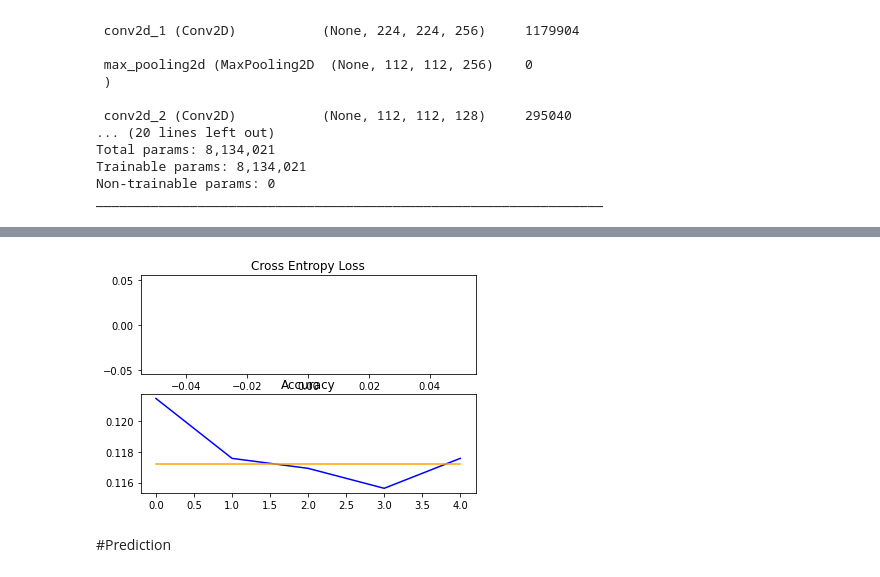
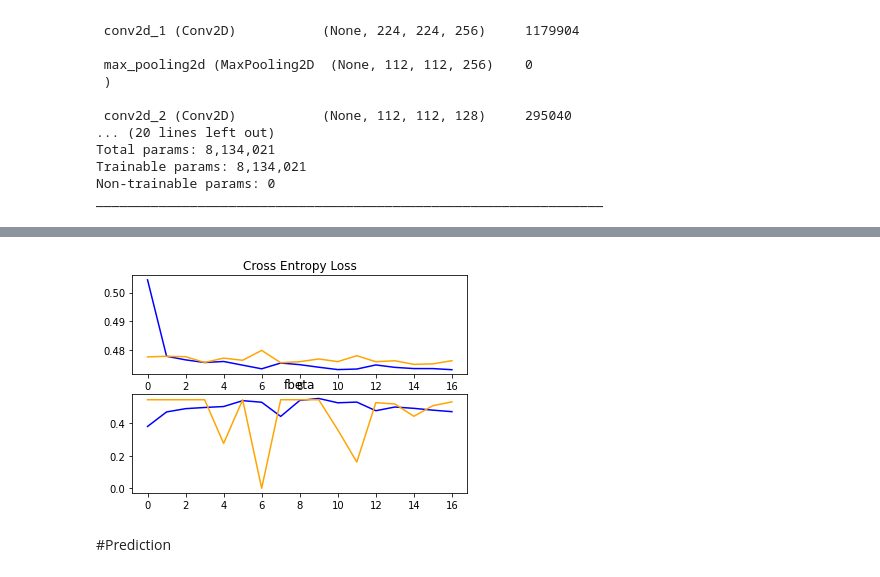
Before and after one commit to mohansameer1983/ComputerVisionProjects, a Jupyter notebook: Trash_Classification_CV_SuperCategory_No_TransferLearning.ipynb, the cells around one changed output, grey strips where cells are left out. Saved outputs shown, nothing was run; the diff lists cells and outputs as text; code cells hidden in the pictures.

```diff
--- a/Trash_Classification_CV_SuperCategory_No_TransferLearning.ipynb
+++ b/Trash_Classification_CV_SuperCategory_No_TransferLearning.ipynb
@@ -225,7 +220,7 @@ def build_model(in_shape=(224, 224, 3), out_shape=5, params={}):
   model.add(MaxPooling2D((2, 2)))
   model.add(Flatten())
   model.add(Dense(128, activation='relu', kernel_initializer='he_uniform'))
-  model.add(Dense(out_shape, activation='softmax'))
+  model.add(Dense(out_shape, activation='sigmoid'))
   model.summary()
   return model
 
@@ -263,6 +258,25 @@ Total params: 8,134,021
 Trainable params: 8,134,021
 Non-trainable params: 0
 _________________________________________________________________
+# %%
+from keras import backend
+
+# calculate fbeta score for multi-class/label classification
+def fbeta(y_true, y_pred, beta=2):
+	# clip predictions
+	y_pred = backend.clip(y_pred, 0, 1)
+	# calculate elements
+	tp = backend.sum(backend.round(backend.clip(y_true * y_pred, 0, 1)), axis=1)
+	fp = backend.sum(backend.round(backend.clip(y_pred - y_true, 0, 1)), axis=1)
+	fn = backend.sum(backend.round(backend.clip(y_true - y_pred, 0, 1)), axis=1)
+	# calculate precision
+	p = tp / (tp + fp + backend.epsilon())
+	# calculate recall
+	r = tp / (tp + fn + backend.epsilon())
+	# calculate fbeta, averaged across each class
+	bb = beta ** 2
+	fbeta_score = backend.mean((1 + bb) * (p * r) / (bb * p + r + backend.epsilon()))
+	return fbeta_score
 # %%
 def compile_model(model, params={}):
   """
@@ -273,8 +287,8 @@ def compile_model(model, params={}):
   """
   model.compile(
     optimizer=tf.keras.optimizers.SGD(learning_rate=params['learning_rate'], momentum=0.8),
-  loss=tf.keras.losses.CategoricalCrossentropy(label_smoothing=0.1),
-  metrics=['accuracy'])
+  loss=tf.keras.losses.BinaryCrossentropy(label_smoothing=0.1),
+  metrics=[fbeta])
   return model
 
 model = compile_model(model, params)
@@ -295,7 +309,7 @@ def train_model(model, params={}):
   tl_checkpoint_1 = ModelCheckpoint(filepath = '/content/drive/MyDrive/Colab Notebooks/Models/garbageclassification_model_checkpoint/trashnet_custom_best_weights.hdf5', save_best_only = True, verbose = 1)
 
   # Early Stopping Checkpoint
-  EarlyStoppingCallback = tf.keras.callbacks.EarlyStopping(monitor='accuracy', patience=4)
+  EarlyStoppingCallback = tf.keras.callbacks.EarlyStopping(monitor='val_fbeta', patience=10)
 
   history = model.fit(
     TRAIN_generator,
@@ -313,21 +342,21 @@ KeyboardInterrupt: ignored
 # %%
 # plot diagnostic learning curves
 def result_visualization(history):
   # plot loss
   plt.subplot(211)
   plt.title('Cross Entropy Loss')
   plt.plot(history['loss'], color='blue', label='train')
   plt.plot(history['val_loss'], color='orange', label='test')
   # plot accuracy
   plt.subplot(212)
-  plt.title('Accuracy')
-  plt.plot(history['accuracy'], color='blue', label='train')
-  plt.plot(history['val_accuracy'], color='orange', label='test')
+  plt.title('fbeta')
+  plt.plot(history['fbeta'], color='blue', label='train')
+  plt.plot(history['val_fbeta'], color='orange', label='test')
   return
 
 result_visualization(history)
 # %% [output]
-[figure, old version]
+[figure, new version]
 # %% [markdown]
 #Prediction
 # %%
```
Also changed, not shown: parts of 5 cells of this notebook.
